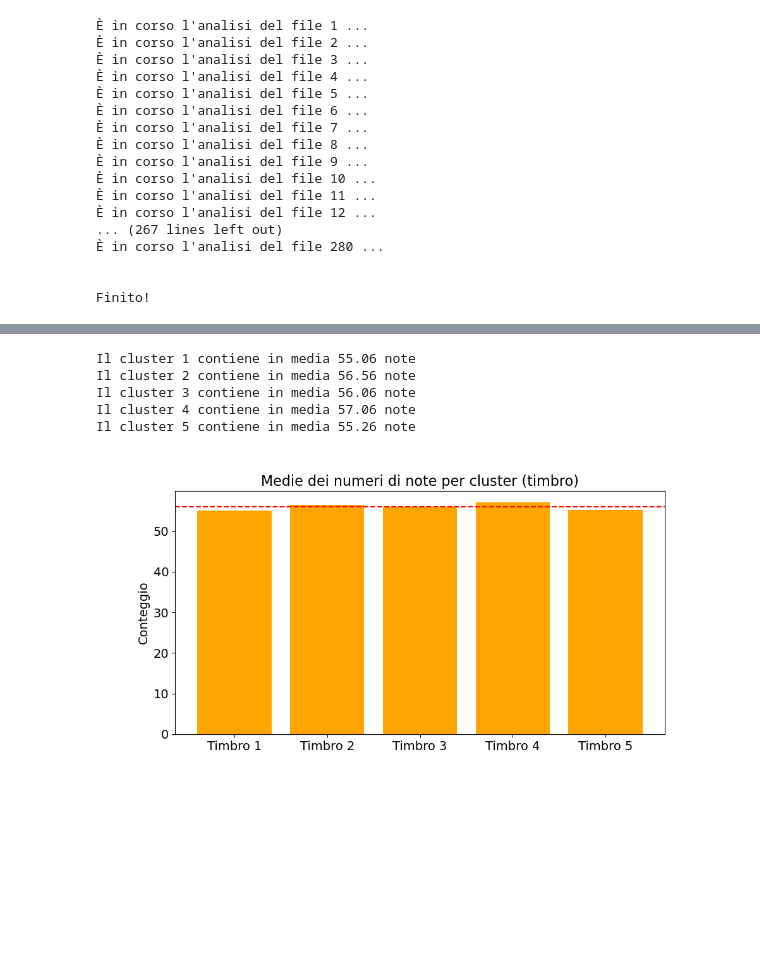
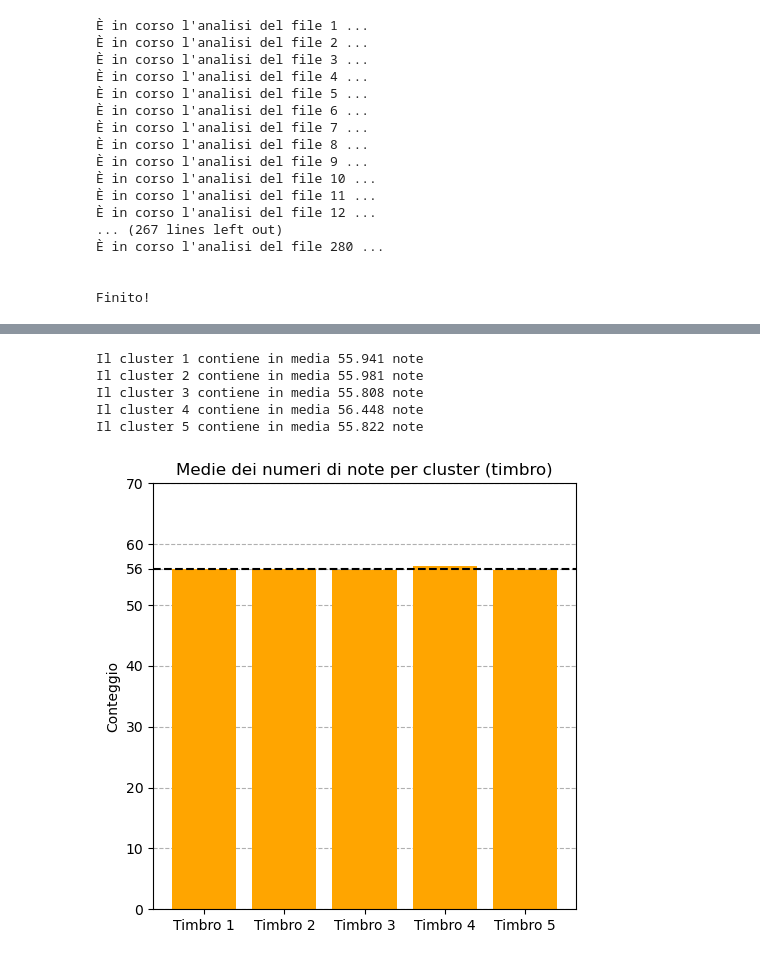
Before and after one commit to maddoc-g/3_organ_clustering, a Jupyter notebook: peak_finding.ipynb, the cells around one changed output, grey strips where cells are left out. Cells and saved outputs as stored; diff of their text form; code cells hidden in the pictures; blank space fills up the shorter version.

```diff
--- a/peak_finding.ipynb
+++ b/peak_finding.ipynb
@@ -307,7 +307,7 @@ Il cluster 5 contiene 51 note
 # Proviamo a ripetere l'analisi col kmeans tante volte, così da alla fine fare un istogramma con la media
 # del numero di note trovato per cluster, invece che quello di "una sola iterazione".
 
-number_of_iterations = 100
+number_of_iterations = 1000 # Runtime mezz'oretta
 counters = np.zeros((number_of_iterations, 5), dtype=int)
 for i in range(number_of_iterations):
     kmeans = KMeans(n_clusters = 5,
@@ -321,21 +321,30 @@ average_bins = np.mean(counters, axis=0)
 
 for i in range(5):
     print(f"Il cluster {i+1} contiene in media {average_bins[i]} note")
-
-plt.figure(figsize=(10, 5))
-plt.bar(range(5), average_bins, tick_label=[f"Timbro {i+1}" for i in range(5)], color="orange")
-plt.axhline(number_of_notes, color="r", linestyle="--")
-plt.title("Medie dei numeri di note per cluster (timbro)", fontsize=16)
-plt.ylabel("Conteggio", fontsize=14)
-plt.xticks(fontsize=14)
-plt.yticks(fontsize=14)
-plt.show()
 # %% [output]
-Il cluster 1 contiene in media 55.06 note
-Il cluster 2 contiene in media 56.56 note
-Il cluster 3 contiene in media 56.06 note
-Il cluster 4 contiene in media 57.06 note
-Il cluster 5 contiene in media 55.26 note
+Il cluster 1 contiene in media 55.941 note
+Il cluster 2 contiene in media 55.981 note
+Il cluster 3 contiene in media 55.808 note
+Il cluster 4 contiene in media 56.448 note
+Il cluster 5 contiene in media 55.822 note
-[figure, removed]
+# %%
+# Grafichiamo l'istogramma della media delle run:
+plt.figure(figsize=(5, 5))
+plt.bar(range(5), average_bins, tick_label=[f"Timbro {i+1}" for i in range(5)], color="orange")
+plt.axhline(number_of_notes, color="k", linestyle="--")
+plt.title("Medie dei numeri di note per cluster (timbro)")
+plt.ylabel("Conteggio")
+ticks = list(plt.yticks()[0])
+ticks.append(56)
+ticks.append(70)
+plt.yticks(sorted(ticks))
+plt.ylim(0,70)
+plt.grid(axis="y",linestyle="--")
+plt.gca().set_axisbelow(True)
+plt.tight_layout()
+#plt.savefig("average_clustering.pdf", format="pdf", dpi=300, bbox_inches = "tight")
+plt.show()
+# %% [output]
+[figure, added]
 # %%
 # facciamo una pca per visualizzare i dati in 2D, colorando i punti in base al cluster di appartenenza:
```
Also changed, not shown: parts of 8 cells of this notebook, 14 other files.
